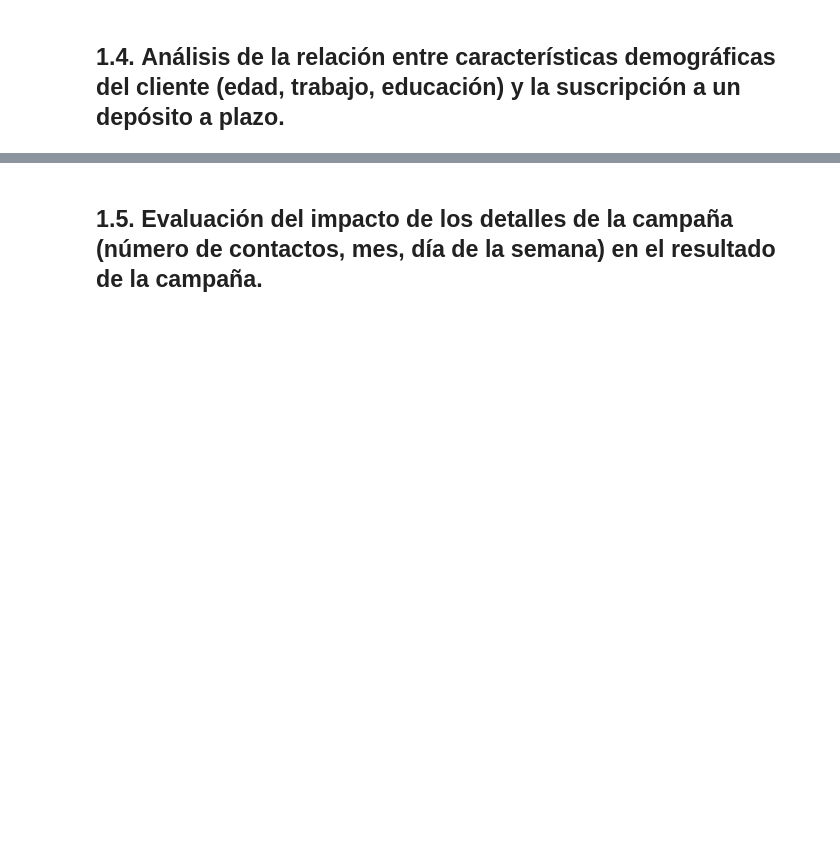
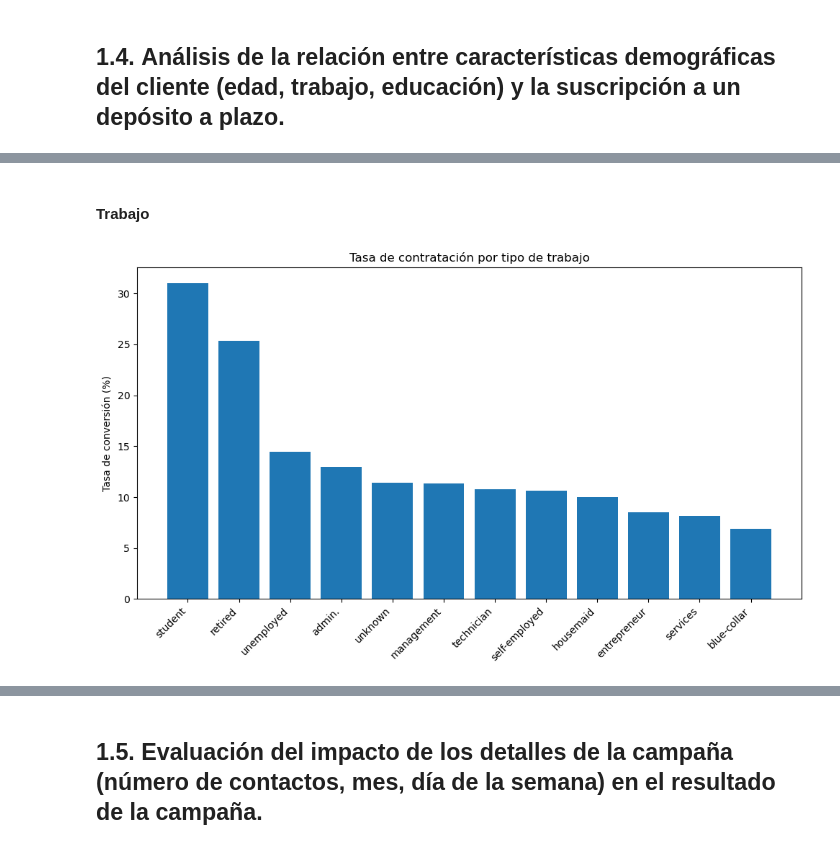
Before and after one commit to arnausans23/data-analytics-tfm, a Jupyter notebook: 1_analisis_datos_v2.ipynb, the cells around one changed output, grey strips where cells are left out. Cells and saved outputs as stored; diff of their text form; code cells hidden in the pictures; blank space fills up the shorter version.

```diff
--- a/1_analisis_datos_v2.ipynb
+++ b/1_analisis_datos_v2.ipynb
@@ -569,0 +646,17 @@ Número de outliers en la columna "nr_employed": 0
+# %% [markdown]
+#### **Trabajo**
+# %%
+import matplotlib.pyplot as plt
+
+conversion = df_clean.groupby('job')['result'].apply(lambda x: (x == 'yes').mean() * 100)
+conversion = conversion.sort_values(ascending=False)
+
+plt.figure(figsize=(10, 6))
+plt.bar(conversion.index, conversion.values)
+plt.xticks(rotation=45, ha='right')
+plt.ylabel('Tasa de conversión (%)')
+plt.title('Tasa de contratación por tipo de trabajo')
+plt.tight_layout()
+plt.show()
+# %% [output]
+[figure, added]
```
Also changed, not shown: parts of 21 cells of this notebook.
